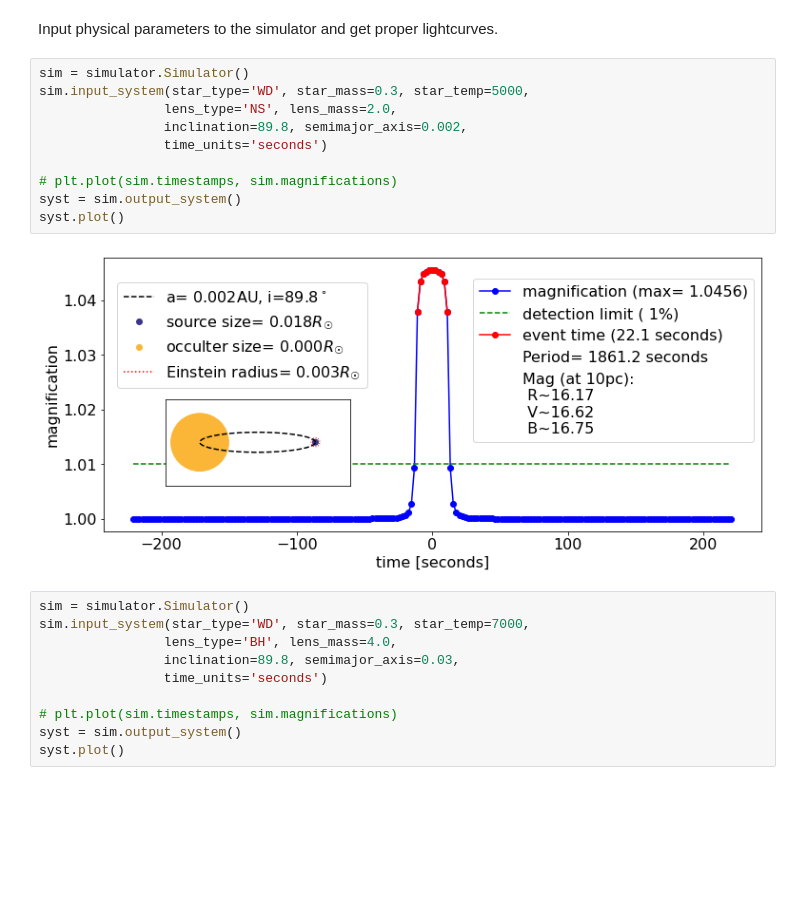
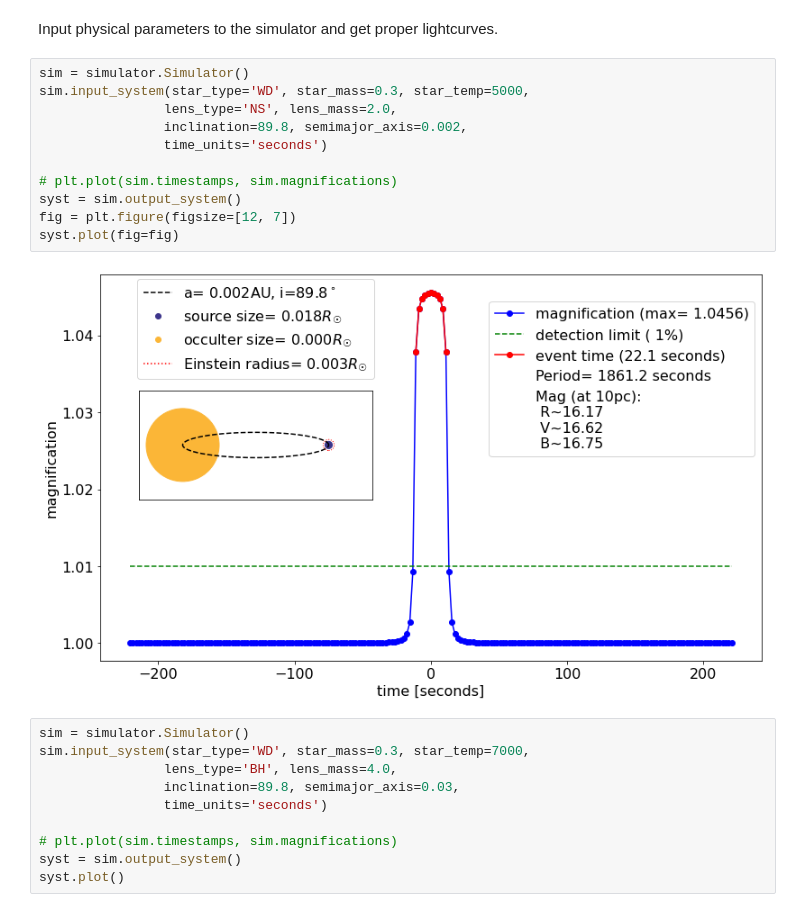
Before and after one commit to guynir42/self_lens, a Jupyter notebook: demo.ipynb, the cells around one changed output. Cells and saved outputs as stored; diff of their text form; blank space fills up the shorter version.

```diff
--- a/demo.ipynb
+++ b/demo.ipynb
@@ -85,15 +82,16 @@ Input physical parameters to the simulator and get proper lightcurves.
 # %%
 sim = simulator.Simulator()
 sim.input_system(star_type='WD', star_mass=0.3, star_temp=5000,
                 lens_type='NS', lens_mass=2.0,
                 inclination=89.8, semimajor_axis=0.002,
                 time_units='seconds')
 
 # plt.plot(sim.timestamps, sim.magnifications)
 syst = sim.output_system()
-syst.plot()
+fig = plt.figure(figsize=[12, 7])
+syst.plot(fig=fig)
 # %% [output]
-[figure, old version]
+[figure, new version]
 # %%
 sim = simulator.Simulator()
 sim.input_system(star_type='WD', star_mass=0.3, star_temp=7000,
```
Also changed, not shown: parts of 2 cells of this notebook, 2 other files.
